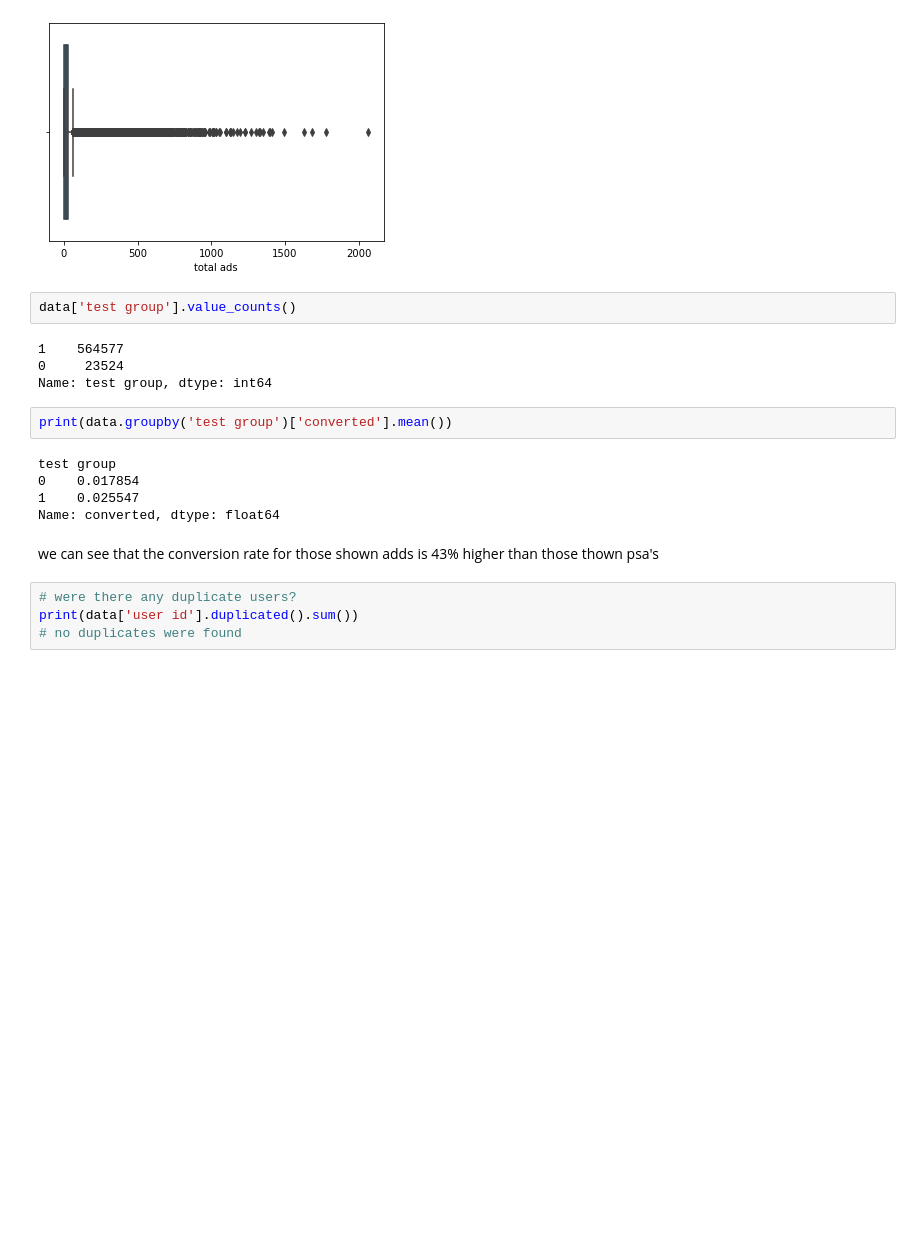
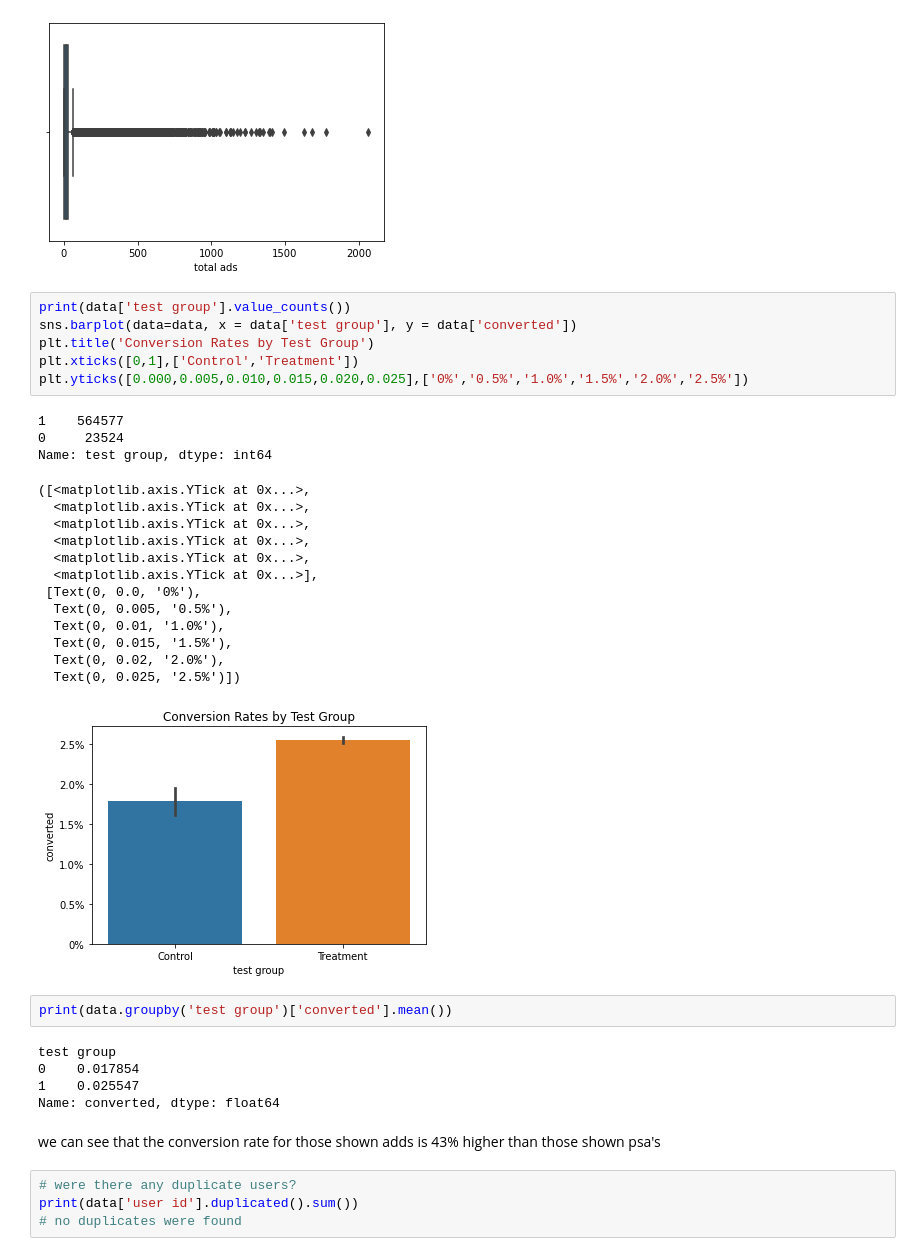
Before and after one commit to jchobanian/marketing-A-B-testing, a Jupyter notebook: marketing_AB.ipynb, the cells around one changed output. Drawn from its saved outputs; the diff is of its cells as text; blank space fills up the shorter version.

```diff
--- a/marketing_AB.ipynb
+++ b/marketing_AB.ipynb
@@ -118,12 +118,29 @@ print('The number of customers who saw more than 71 adds was: ' + str(data[data[
 # %% [output]
 The number of customers who saw more than 71 adds was: 41296 or approximately 7.02 %
 [figure]
-# %%
-data['test group'].value_counts()
-# %% [output]
-1    564577
-0     23524
-Name: test group, dtype: int64
+# %%
+print(data['test group'].value_counts())
+sns.barplot(data=data, x = data['test group'], y = data['converted'])
+plt.title('Conversion Rates by Test Group')
+plt.xticks([0,1],['Control','Treatment'])
+plt.yticks([0.000,0.005,0.010,0.015,0.020,0.025],['0%','0.5%','1.0%','1.5%','2.0%','2.5%'])
+# %% [output]
+1    564577
+0     23524
+Name: test group, dtype: int64
+([<matplotlib.axis.YTick at 0x...>,
+  <matplotlib.axis.YTick at 0x...>,
+  <matplotlib.axis.YTick at 0x...>,
+  <matplotlib.axis.YTick at 0x...>,
+  <matplotlib.axis.YTick at 0x...>,
+  <matplotlib.axis.YTick at 0x...>],
+ [Text(0, 0.0, '0%'),
+  Text(0, 0.005, '0.5%'),
+  Text(0, 0.01, '1.0%'),
+  Text(0, 0.015, '1.5%'),
+  Text(0, 0.02, '2.0%'),
+  Text(0, 0.025, '2.5%')])
+[figure, added]
 # %%
 print(data.groupby('test group')['converted'].mean())
 # %% [output]
@@ -132,7 +149,7 @@ test group
 1    0.025547
 Name: converted, dtype: float64
 # %% [markdown]
-we can see that the conversion rate for those shown adds is 43% higher than those thown psa's
+we can see that the conversion rate for those shown adds is 43% higher than those shown psa's
 # %%
 # were there any duplicate users?
 print(data['user id'].duplicated().sum())
```
Also changed, not shown: parts of 9 cells of this notebook.
